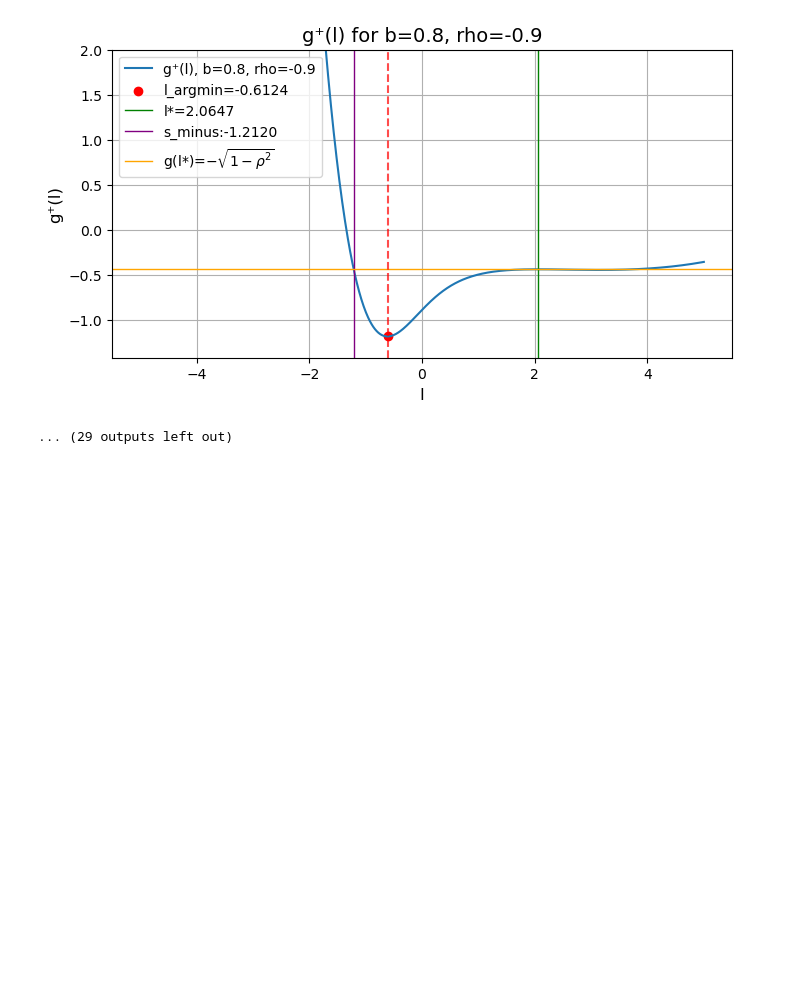
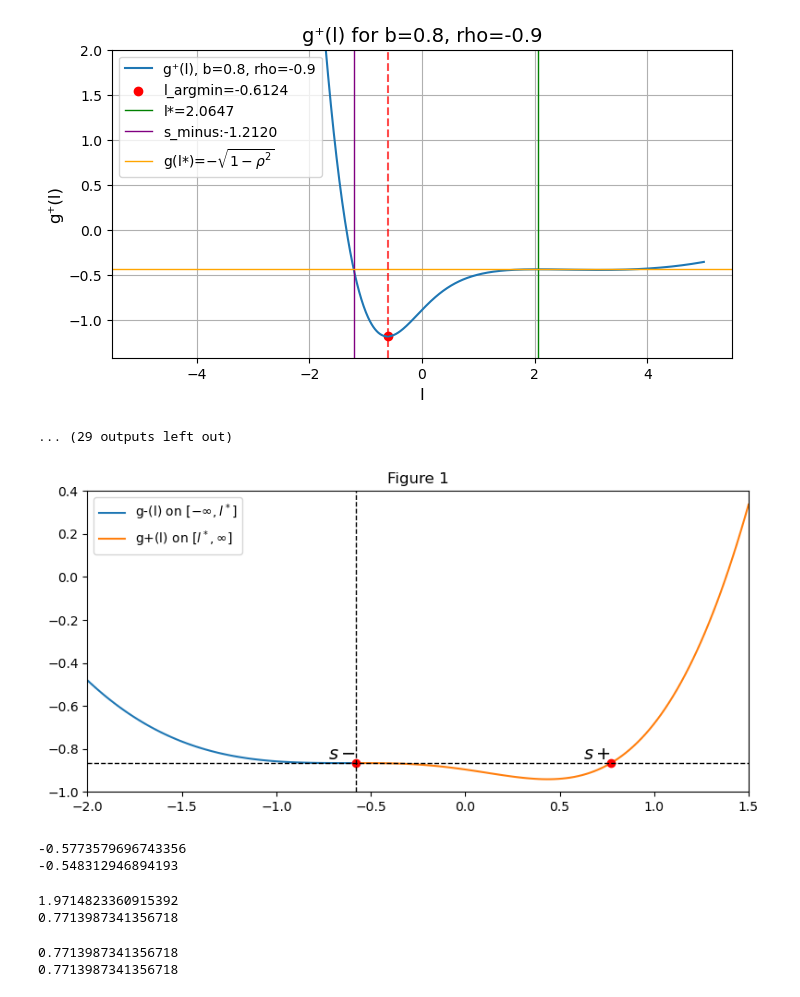
Before and after one commit to atanasio528/RRT, a Jupyter notebook: SVI/Find F(b, rho).ipynb, the cells around one changed output. Cells and saved outputs as stored; diff of their text form; code cells hidden in the pictures; blank space fills up the shorter version.

Commit message:
Find F(b, rho)

```diff
--- a/SVI/Find F(b, rho).ipynb
+++ b/SVI/Find F(b, rho).ipynb
@@ -294,0 +415,79 @@ min g_plus(l_min) = -1.18074144e+00
+# %%
+# Figure 1
+b = 2/3
+rho = 1/2
+l_star = get_l_star(rho)
+s_plus = find_s_plus(b, rho)
+s_minus = find_s_minus(b, rho)
+
+l_minus_lst = np.linspace(-2, l_star, 100)
+l_plus_lst = np.linspace(l_star, 1.5, 100)
+g_minus_lst = [get_g_minus(l, b, rho) for l in l_minus_lst]
+g_plus_lst = [get_g_plus(l, b, rho) for l in l_plus_lst]
+
+plt.figure(figsize=(8, 4))
+
+plt.plot(l_minus_lst, g_minus_lst, label=r"g-(l) on $[-\infty, l^*]$")
+plt.plot(l_plus_lst, g_plus_lst, label=r"g+(l) on $[l^*, \infty]$")
+
+plt.plot(s_plus, get_g_plus(s_plus, b, rho), 'ro')
+plt.text(s_plus, get_g_plus(s_plus, b, rho), r'$s+$', ha='right', va='bottom', fontsize=14)
+plt.plot(s_minus, get_g_minus(s_minus, b, rho), 'ro')
+plt.text(s_minus, get_g_minus(s_minus, b, rho), r'$s-$', ha='right', va='bottom', fontsize=14)
+
+plt.axvline(l_star, linestyle='--', color='black', linewidth=1)
+plt.axhline(get_g_minus(l_star, b, rho), linestyle='--', color='black', linewidth=1)
+
+plt.ylim(-1, 0.4)
+plt.xlim(-2, 1.5)
+plt.title("Figure 1")
+plt.tight_layout()
+plt.legend()
+plt.show()
+# %% [output]
+[figure, added]
+# %%
+# def find_l_minus(alpha, b, rho):
+#     def obj(l, alpha, b, rho):
+#         diff = b * get_g_plus(l, b, rho) - alpha
+#         if abs(diff) < 0.01:
+#             return 0
+#         else:
+#             return diff
+#     s_minus = find_s_minus(b, rho)
+#     # exists unique l- s.t. bg(l-)=alpha, l- < s-
+#     l_minus = brentq(obj, a=-1e6, b=s_minus, args=(alpha, b, rho))
+#     return l_minus
+
+b = 25/21
+rho = 2/5
+b = 2/3
+rho = 1/2
+alpha = get_alpha_lower_bound(b, rho)
+l = find_s_minus(b, rho)
+b * get_g_plus(l, b, rho) - alpha
+
+
+print(find_l_minus(alpha, b, rho))
+print(s_minus)
+# %% [output]
+-0.5773579696743356
+-0.548312946894193
+# %%
+b = 25/21
+rho = 2/5
+alpha_lower_bound = get_alpha_lower_bound(b, rho)
+print(find_l_plus(alpha_lower_bound, b, rho))
+print(s_plus)
+# %% [output]
+1.9714823360915392
+0.7713987341356718
+# %%
+b = 2/3
+rho = 1/2
+alpha_lower_bound = get_alpha_lower_bound(b, rho)
+print(find_l_plus(alpha_lower_bound, b, rho))
+print(s_plus)
+# %% [output]
+0.7713987341356718
+0.7713987341356718
```
Also changed, not shown: parts of 21 cells of this notebook, 3 other files.
